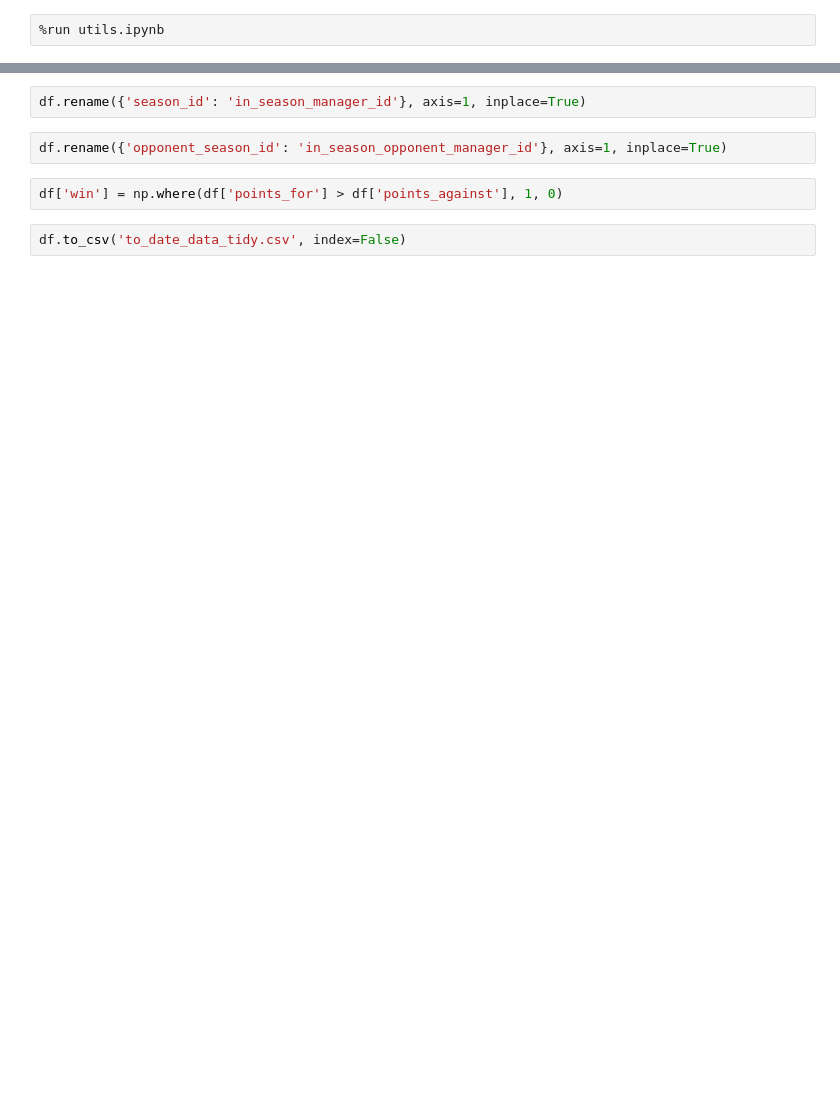
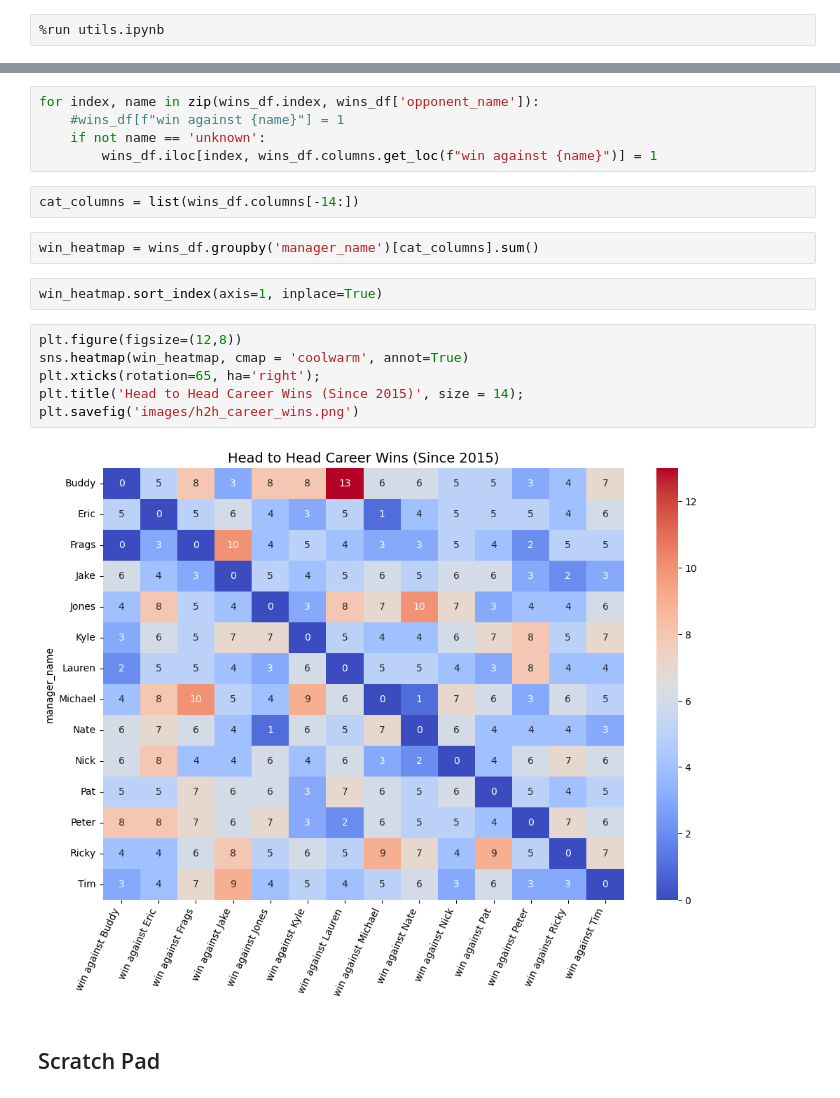
Before and after one commit to mikeminik/yahoo-ssff, a Jupyter notebook: matchups_EDA.ipynb, the cells around one changed output, grey strips where cells are left out. Cells and saved outputs as stored; diff of their text form; blank space fills up the shorter version.

```diff
--- a/matchups_EDA.ipynb
+++ b/matchups_EDA.ipynb
@@ -20,8 +30,21 @@ df['opponent_name'] = df['opponent_team_name'].apply(map_teams_to_name)
+# %%
+for index, name in zip(wins_df.index, wins_df['opponent_name']):
+    #wins_df[f"win against {name}"] = 1
+    if not name == 'unknown':
+        wins_df.iloc[index, wins_df.columns.get_loc(f"win against {name}")] = 1
+# %%
+cat_columns = list(wins_df.columns[-14:])
+# %%
+win_heatmap = wins_df.groupby('manager_name')[cat_columns].sum()
 # %%
-df.rename({'season_id': 'in_season_manager_id'}, axis=1, inplace=True)
+win_heatmap.sort_index(axis=1, inplace=True)
-# %%
-df.rename({'opponent_season_id': 'in_season_opponent_manager_id'}, axis=1, inplace=True)
-# %%
-df['win'] = np.where(df['points_for'] > df['points_against'], 1, 0)
-# %%
-df.to_csv('to_date_data_tidy.csv', index=False)
+# %%
+plt.figure(figsize=(12,8))
+sns.heatmap(win_heatmap, cmap = 'coolwarm', annot=True)
+plt.xticks(rotation=65, ha='right');
+plt.title('Head to Head Career Wins (Since 2015)', size = 14);
+plt.savefig('images/h2h_career_wins.png')
+# %% [output]
+[figure, added]
+# %% [markdown]
+## Scratch Pad
```
Also changed, not shown: parts of 13 cells of this notebook, 18 other files.
